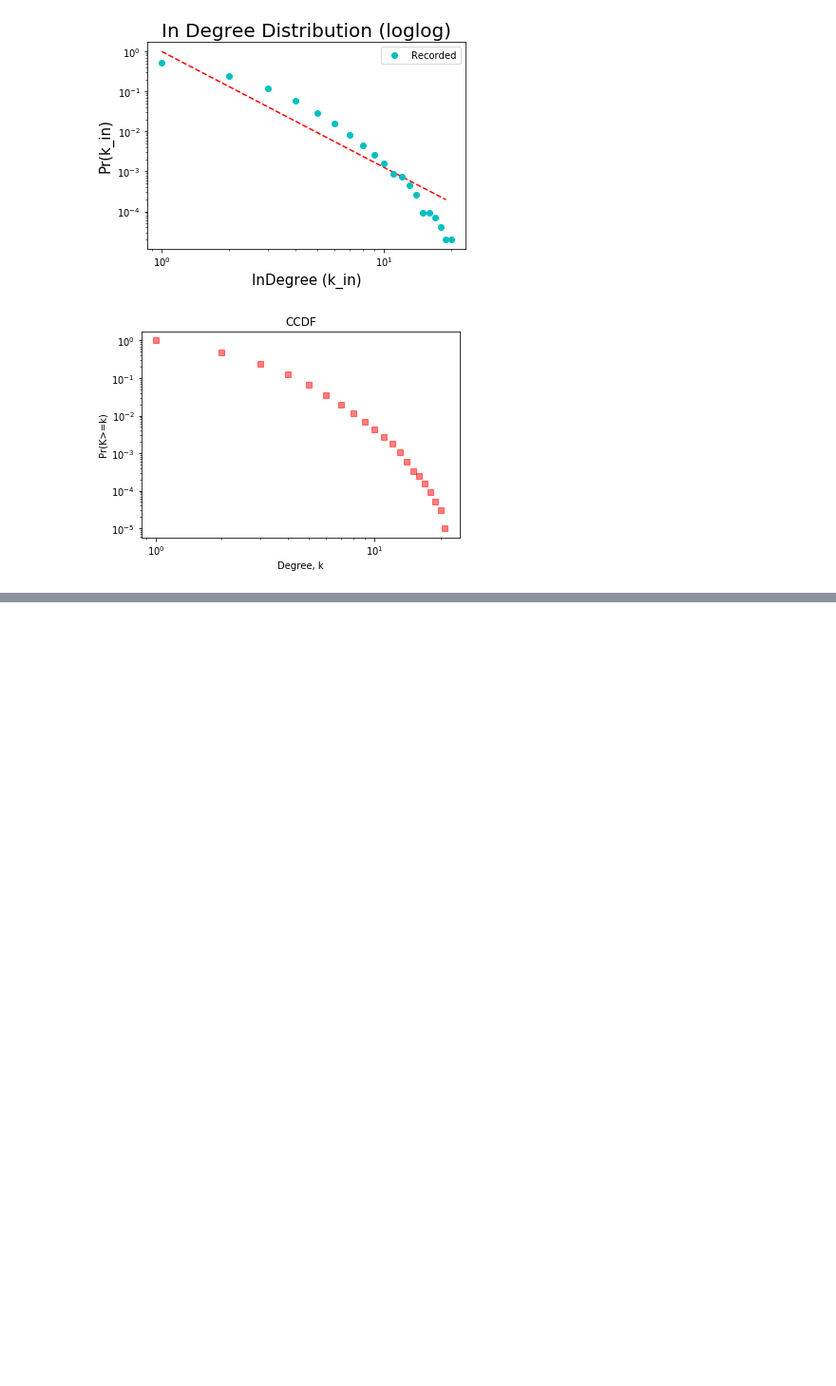
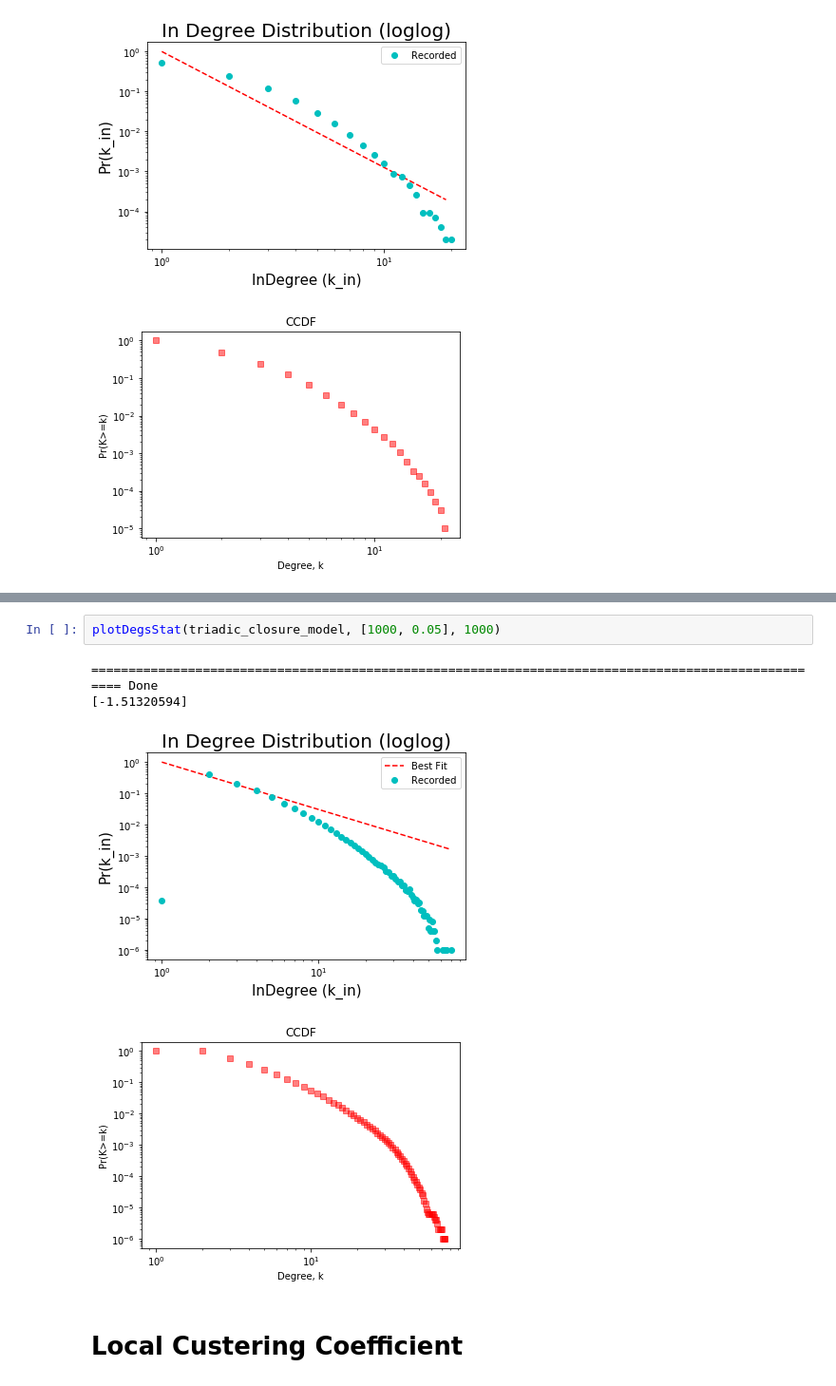
Before and after one commit to thomasy314/Preferential-Attachment, a Jupyter notebook: Pref_Attach.ipynb, the cells around one changed output, grey strips where cells are left out. Shown at 95% size. Saved outputs shown, nothing was run; the diff lists cells and outputs as text; blank space fills up the shorter version.

```diff
--- a/Pref_Attach.ipynb
+++ b/Pref_Attach.ipynb
@@ -493,0 +529,9 @@ def uniform_triadic_closure(size, p = 0.5):
+# %%
+plotDegsStat(triadic_closure_model, [1000, 0.05], 1000)
+# %% [output]
+==================================================================================================== Done
+[-1.51320594]
+[figure, added]
+[figure, added]
+# %% [markdown]
+# Local Custering Coefficient
```
Also changed, not shown: parts of 15 cells of this notebook.
